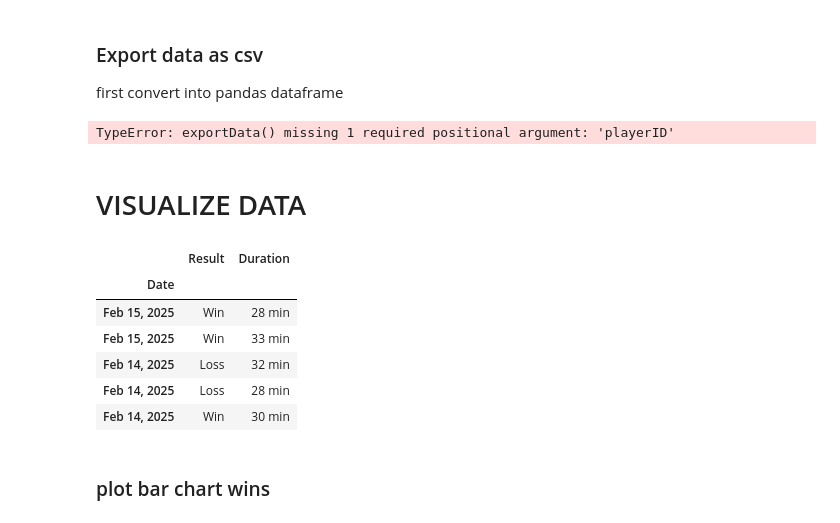
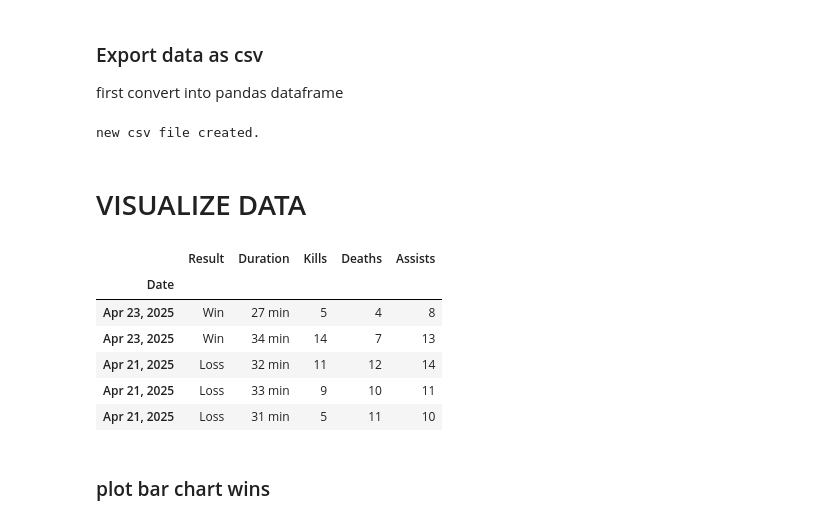
Before and after one commit to Nickeniklas/TrackLockScraper, a Jupyter notebook: tracklock.ipynb, the cells around one changed output. Saved outputs shown, nothing was run; the diff lists cells and outputs as text; code cells hidden in the pictures.

```diff
--- a/tracklock.ipynb
+++ b/tracklock.ipynb
@@ -302,9 +402,9 @@ def exportData(data, playerID):
     else:
         print("File already exists.")
 # %%
-exportData(fullData)
+exportData(fullData, playerID)
 # %% [output]
-TypeError: exportData() missing 1 required positional argument: 'playerID'
+new csv file created.
 # %% [markdown]
 # VISUALIZE DATA
 # %%
@@ -315,17 +415,17 @@ import matplotlib.pyplot as plt
 # %%
 # pandas df out of csv file
 df = pd.read_csv('playerID1676299122_dl_stats.csv')
-df.columns = ['Result', 'Date', 'Duration'] # add column headers
+df.columns = ['Result', 'Date', 'Duration', 'Kills', 'Deaths', 'Assists'] # add column headers
 df = df.set_index('Date')
 df.head()
 # %% [output]
-|  | Result | Duration |
-| Date |  |  |
-| Feb 15, 2025 | Win | 28 min |
-| Feb 15, 2025 | Win | 33 min |
-| Feb 14, 2025 | Loss | 32 min |
-| Feb 14, 2025 | Loss | 28 min |
-| Feb 14, 2025 | Win | 30 min |
+|  | Result | Duration | Kills | Deaths | Assists |
+| Date |  |  |  |  |  |
+| Apr 23, 2025 | Win | 27 min | 5 | 4 | 8 |
+| Apr 23, 2025 | Win | 34 min | 14 | 7 | 13 |
+| Apr 21, 2025 | Loss | 32 min | 11 | 12 | 14 |
+| Apr 21, 2025 | Loss | 33 min | 9 | 10 | 11 |
+| Apr 21, 2025 | Loss | 31 min | 5 | 11 | 10 |
 # %% [markdown]
 ### plot bar chart wins
 # %%
```
Also changed, not shown: parts of 26 cells of this notebook, 1 other file.
